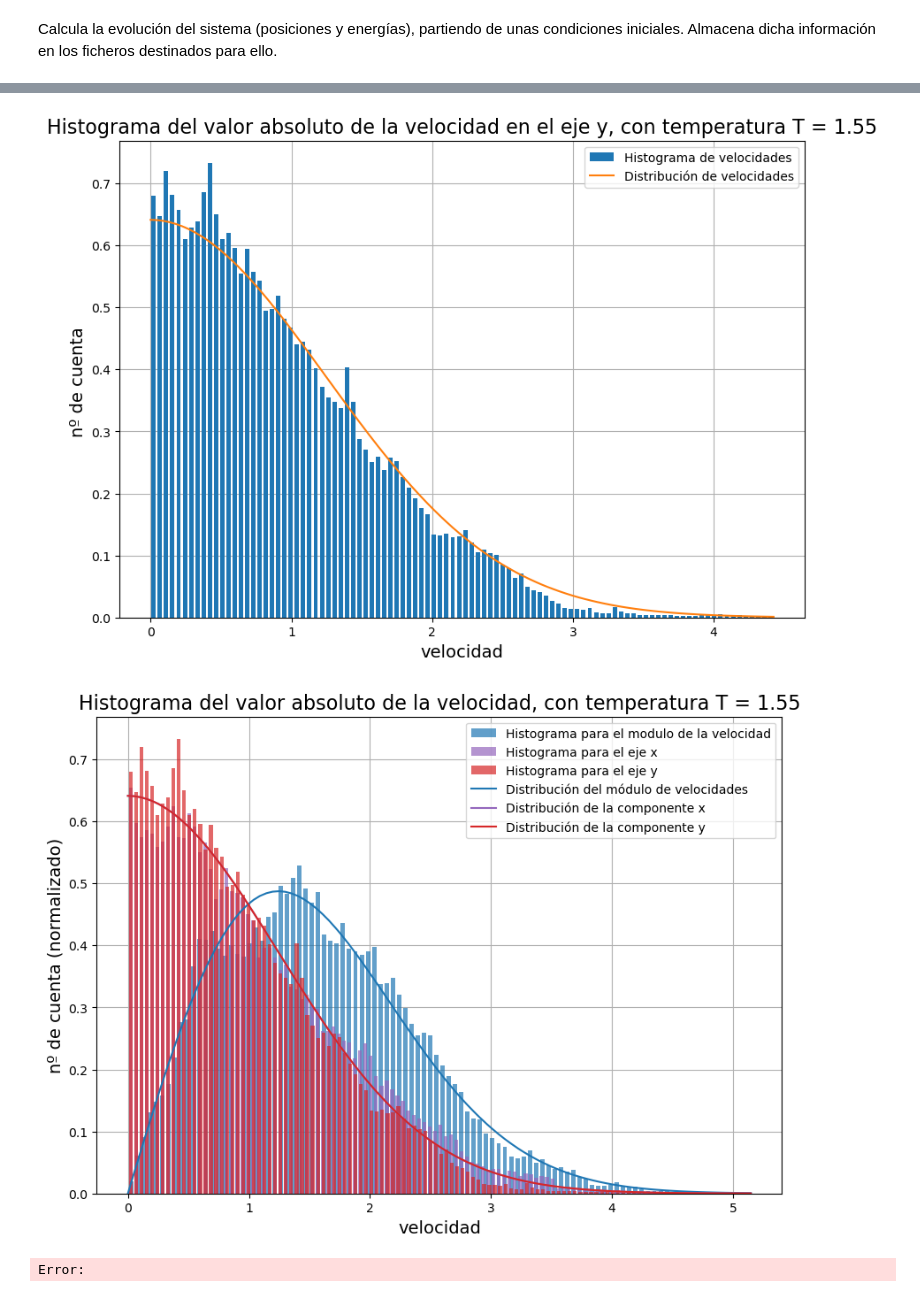
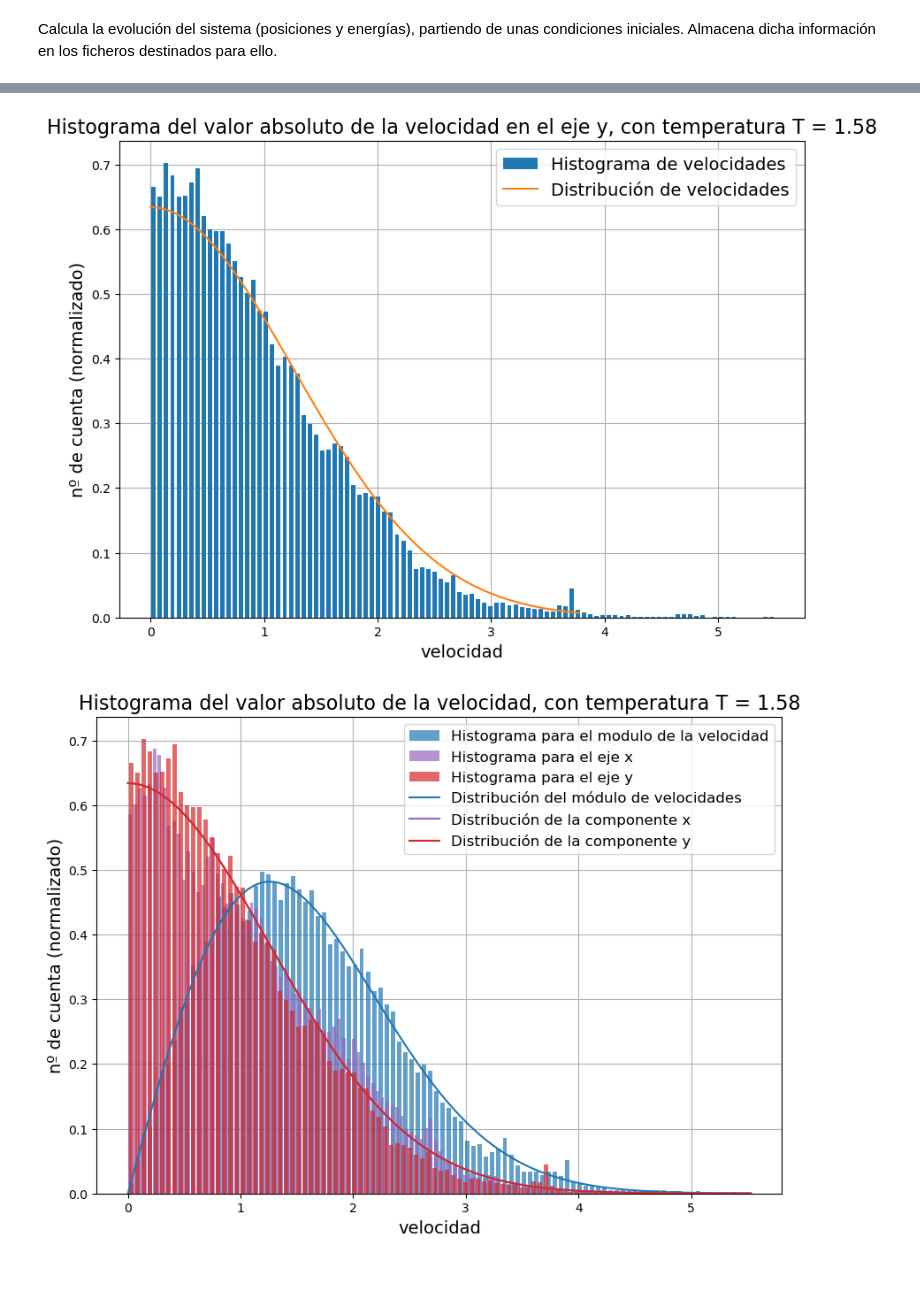
Before and after one commit to liuzhuozhuo/liuzhuozhuo_compu2324, a Jupyter notebook: voluntario1/apartado_2.ipynb, the cells around one changed output, grey strips where cells are left out. Saved outputs shown, nothing was run; the diff lists cells and outputs as text; code cells hidden in the pictures.

```diff
--- a/voluntario1/apartado_2.ipynb
+++ b/voluntario1/apartado_2.ipynb
@@ -34,6 +24,6 @@ skip = 5
 Time = 50
 time = np.arange(0, Time, h)
 
-f = open(f"datos_apartado_2/posiciones_vel_init_x.txt", "w")
-f_energia = open(f"datos_apartado_2/energias_vel_init_x.txt", "w")
-f_velocidad = open(f"datos_apartado_2/velocidades_vel_init_x.txt", "w")
+f = open(f"datos_apartado_2/posiciones_x.txt", "w")
+f_energia = open(f"datos_apartado_2/energias_x.txt", "w")
+f_velocidad = open(f"datos_apartado_2/velocidades_x.txt", "w")
@@ -193,5 +167,5 @@ plt.savefig(f"latex/plots/energia_vel_init_x.png")
 # %%
-velocidad = pd.read_csv(f'datos_apartado_2/velocidades_vel_init_x.txt', delimiter=',', index_col=False, header=0 ,names=['vx', 'vy', 'v'])
+velocidad = pd.read_csv(f'datos_apartado_2/velocidades_x.txt', delimiter=',', index_col=False, header=0 ,names=['vx', 'vy', 'v'])
 
 Temp = m/(2*k)*np.mean(velocidad.v**2)
 
@@ -207,11 +181,11 @@ v = np.linspace(0, np.max(velocidad.v), 100)
 plt.grid(zorder=0)
 plt.hist(velocidad.v, bins=100 , rwidth=0.7, zorder = 3, density=True, label='Histograma de velocidades')
 plt.plot(v, distribution_module(v), label=f'Distribución de velocidades ', zorder = 4)
-plt.ylabel('nº de cuenta ', fontsize=14)
+plt.ylabel('nº de cuenta (normalizado)', fontsize=14)
 plt.xlabel('velocidad', fontsize=14)
-plt.legend()
+plt.legend(fontsize=14)
 plt.title(f'Histograma del módulo de la velocidad, con temperatura T = {Temp:.2f}', fontsize=16)
-plt.savefig(f"latex/plots/velocidad_x.png")
+plt.savefig(f"latex/plots/histograma_velocidad_modulo_x.png")
 
 fig=plt.figure(figsize=(10,7))
 ax=fig.add_subplot(111)
@@ -219,11 +193,11 @@ vx = np.linspace(0, np.max(velocidad.vx), 100)
 plt.grid(zorder=0)
 plt.hist(np.abs(velocidad.vx), bins=100 , rwidth=0.7, zorder = 3, density=True, label='Histograma de velocidades')
 plt.plot(vx, distribution_velocity(vx), label=f'Distribución de velocidades ', zorder = 4)
-plt.ylabel('nº de cuenta ', fontsize=14)
+plt.ylabel('nº de cuenta (normalizado)', fontsize=14)
 plt.xlabel('velocidad', fontsize=14)
-plt.legend()
+plt.legend(fontsize=14)
 plt.title(f'Histograma del valor absoluto de la velocidad en el eje x, con temperatura T = {Temp:.2f}', fontsize=16)
-plt.savefig(f"latex/plots/velocidad_x_x.png")
+plt.savefig(f"latex/plots/histograma_velocidad_x_x.png")
 
 fig=plt.figure(figsize=(10,7))
 ax=fig.add_subplot(111)
@@ -231,11 +205,11 @@ vy = np.linspace(0, np.max(velocidad.vy), 100)
 plt.grid(zorder=0)
 plt.hist(np.abs(velocidad.vy), bins=100 , rwidth=0.7, zorder = 3, density=True, label='Histograma de velocidades')
 plt.plot(vy, distribution_velocity(vy), label=f'Distribución de velocidades', zorder = 4)
-plt.ylabel('nº de cuenta ', fontsize=14)
+plt.ylabel('nº de cuenta (normalizado)', fontsize=14)
 plt.xlabel('velocidad', fontsize=14)
-plt.legend()
+plt.legend(fontsize=14)
 plt.title(f'Histograma del valor absoluto de la velocidad en el eje y, con temperatura T = {Temp:.2f}', fontsize=16)
-plt.savefig(f"latex/plots/velocidad_y_x.png")
+plt.savefig(f"latex/plots/histograma_velocidad_y_x.png")
 
 
 fig=plt.figure(figsize=(10,7))
@@ -252,7 +226,7 @@ plt.plot(v, distribution_velocity(v), label=f'Distribución de la componente y',
 
 plt.ylabel('nº de cuenta (normalizado)', fontsize=14)
 plt.xlabel('velocidad', fontsize=14)
-plt.legend()
+plt.legend(fontsize=12)
 plt.title(f'Histograma del valor absoluto de la velocidad, con temperatura T = {Temp:.2f}', fontsize=16)
-plt.savefig(f"latex/plots/velocidad_todos_x.png")
+plt.savefig(f"latex/plots/histograma_velocidad_todos_x.png")
 # %% [output]
@@ -261,3 +235,2 @@ plt.savefig(f"latex/plots/velocidad_todos_x.png")
-[figure, old version]
+[figure, new version]
-[figure, old version]
+[figure, new version]
-Error:
```
Also changed, not shown: parts of 8 cells of this notebook, 56 other files.
